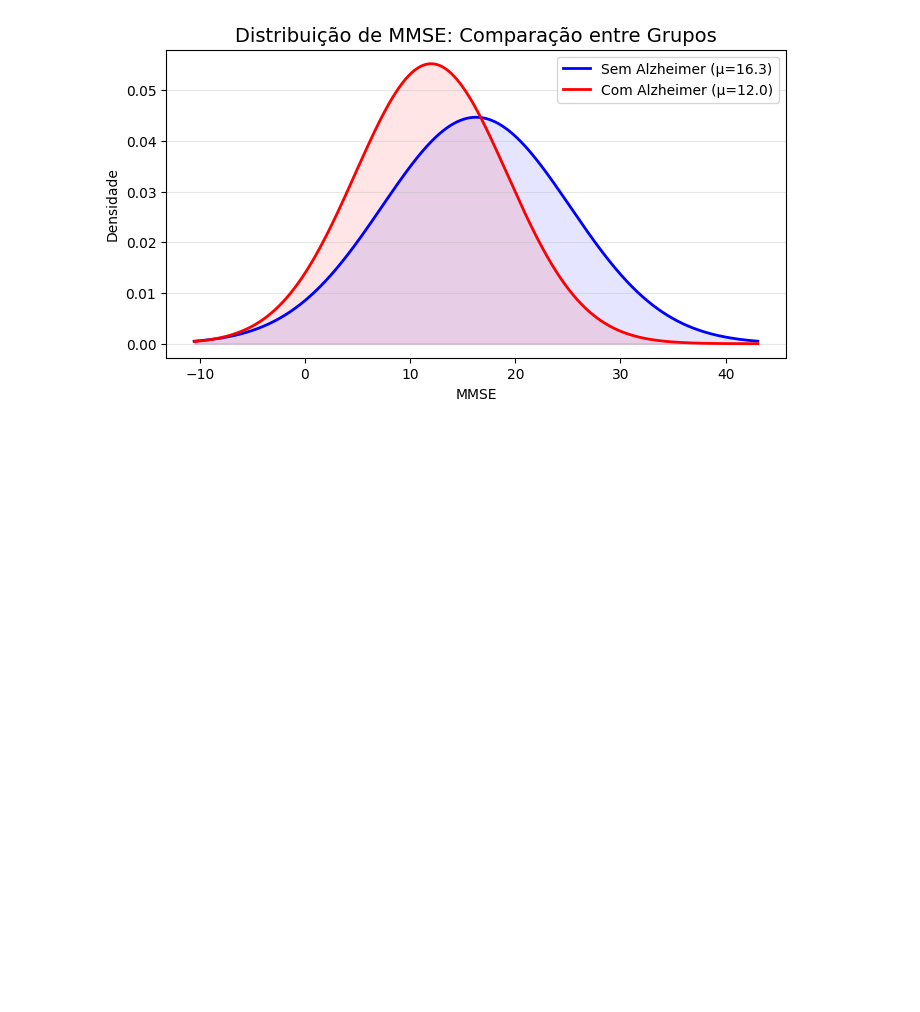
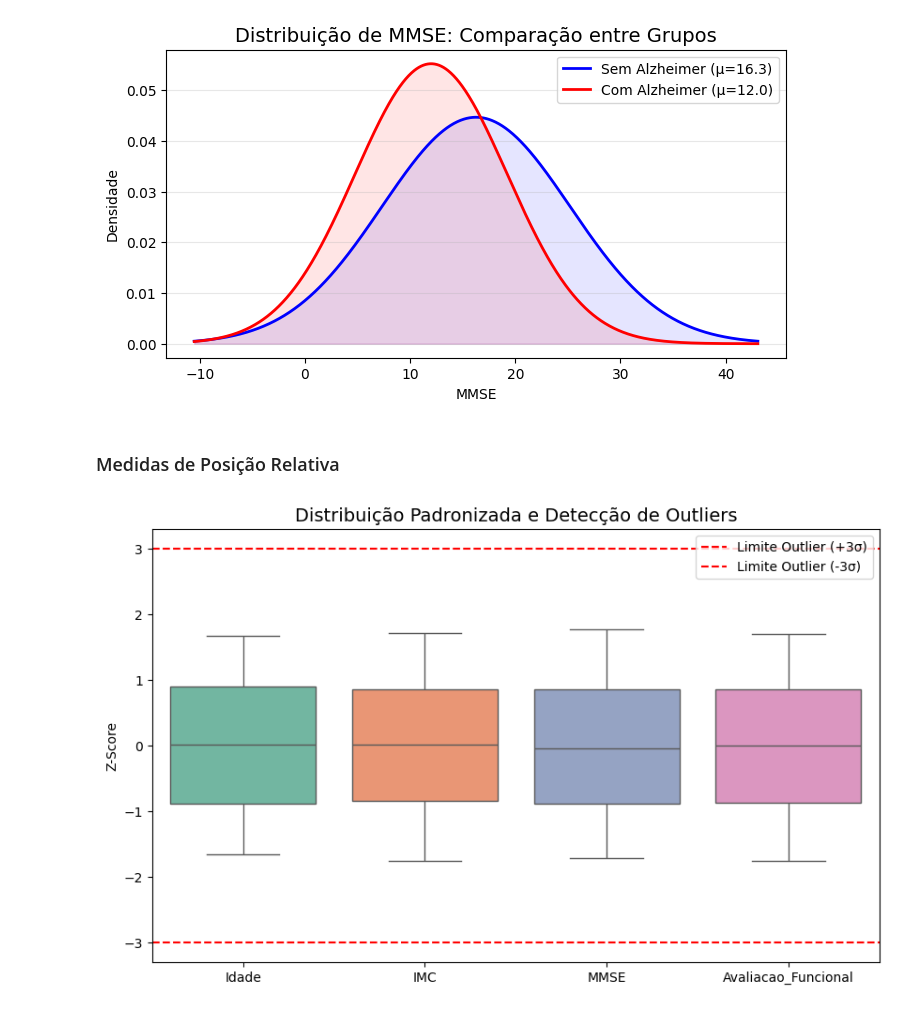
Before and after one commit to fleiviobr/ProjetoCIDA, a Jupyter notebook: ProjetoFinal.ipynb, the cells around one changed output. Saved outputs shown, nothing was run; the diff lists cells and outputs as text; code cells hidden in the pictures; blank space fills up the shorter version.

```diff
--- a/ProjetoFinal.ipynb
+++ b/ProjetoFinal.ipynb
@@ -289,3 +286,22 @@ compararDistribuicao('MMSE', df)
 # %% [output]
 [figure]
 [figure]
+# %% [markdown]
+<h3>Medidas de Posição Relativa</h3>
+# %%
+df_zscore = pd.DataFrame()
+
+for col in colMedidas:
+    df_zscore[col] = (df_medidas[col] - df_medidas[col].mean()) / df_medidas[col].std()
+    df_quantis = np.quantile(df_medidas[col], [0.25, 0.5, 0.75])
+# %%
+plt.figure(figsize=(10, 6))
+sns.boxplot(data=df_zscore[['Idade', 'IMC', 'MMSE', 'Avaliacao_Funcional']], palette="Set2")
+plt.axhline(3, color='red', linestyle='--', label='Limite Outlier (+3σ)')
+plt.axhline(-3, color='red', linestyle='--', label='Limite Outlier (-3σ)')
+plt.title('Distribuição Padronizada e Detecção de Outliers', fontsize=14)
+plt.ylabel('Z-Score')
+plt.legend()
+plt.show()
+# %% [output]
+[figure, added]
```
Also changed, not shown: parts of 3 cells of this notebook.
